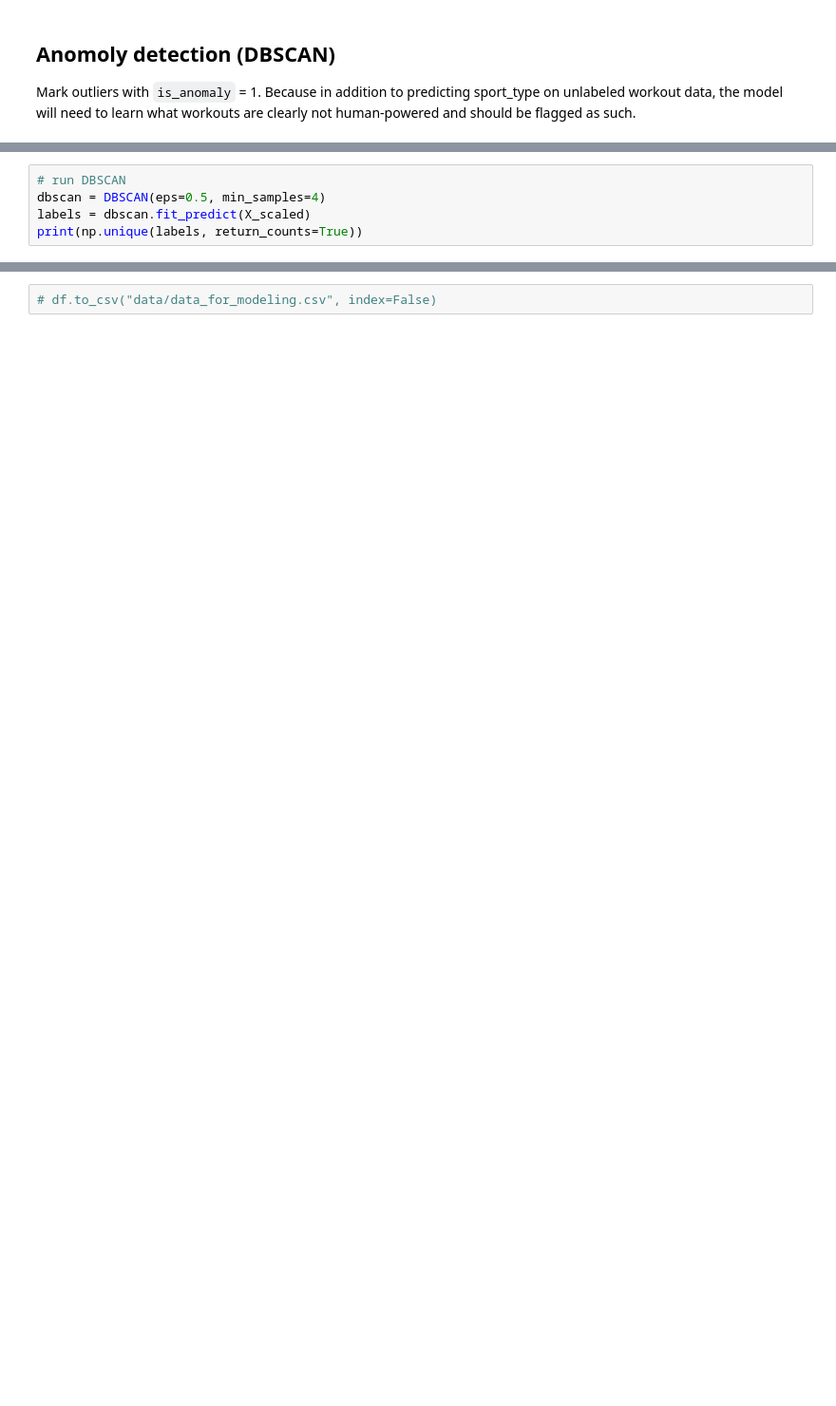
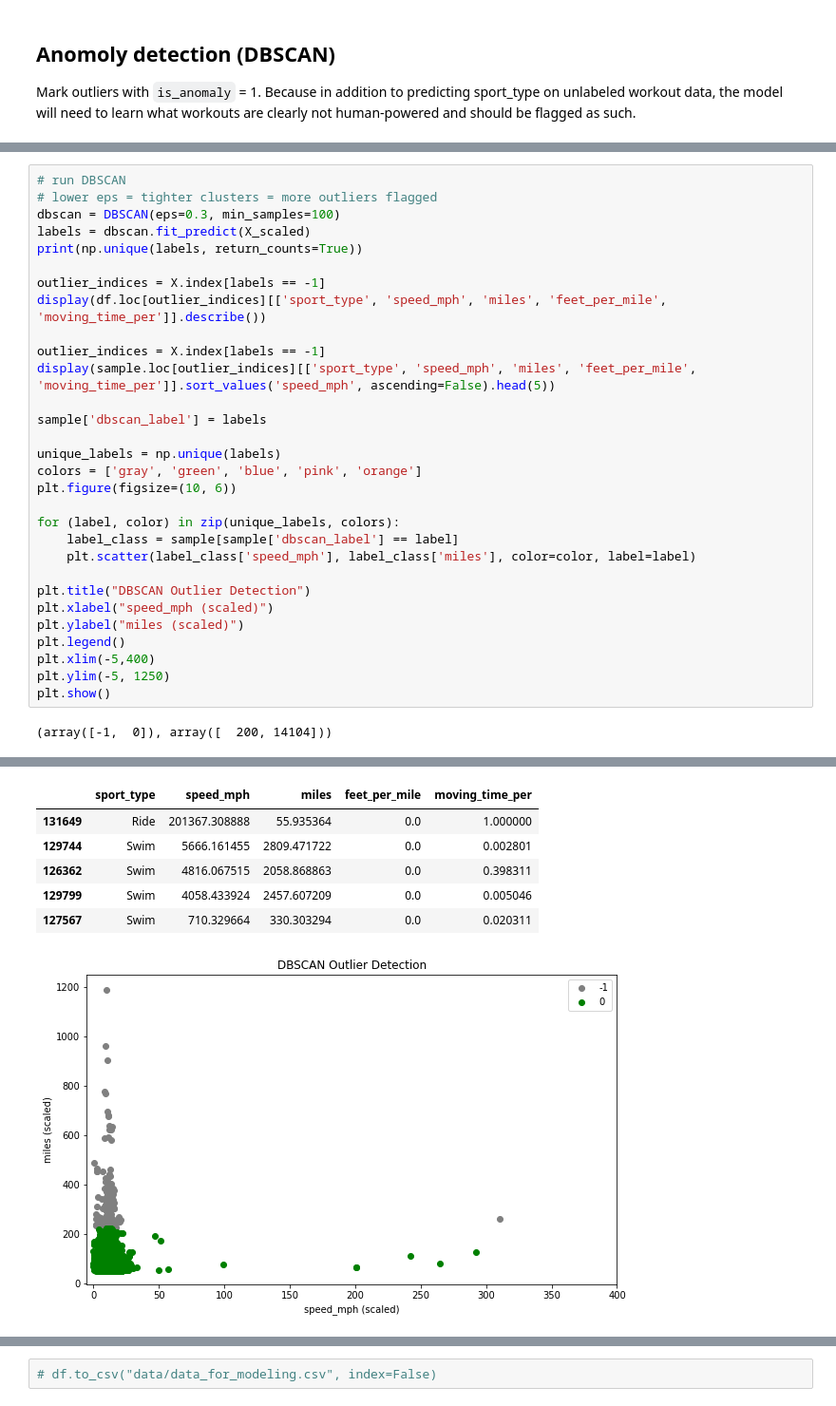
Before and after one commit to OGladfelter/sport-classification-model, a Jupyter notebook: 02-eda.ipynb, the cells around one changed output, grey strips where cells are left out. Shown at 95% size. Cells and saved outputs as stored; diff of their text form; blank space fills up the shorter version.

Commit message:
more dbscan attempt

```diff
--- a/02-eda.ipynb
+++ b/02-eda.ipynb
@@ -443,5 +444,32 @@ print(distances[int(len(distances) * 0.999)])
-# %%
-# run DBSCAN
-dbscan = DBSCAN(eps=0.5, min_samples=4)
-labels = dbscan.fit_predict(X_scaled)
-print(np.unique(labels, return_counts=True))
+# %%
+# run DBSCAN
+# lower eps = tighter clusters = more outliers flagged
+dbscan = DBSCAN(eps=0.3, min_samples=100)
+labels = dbscan.fit_predict(X_scaled)
+print(np.unique(labels, return_counts=True))
+
+outlier_indices = X.index[labels == -1]
+display(df.loc[outlier_indices][['sport_type', 'speed_mph', 'miles', 'feet_per_mile', 'moving_time_per']].describe())
+
+outlier_indices = X.index[labels == -1]
+display(sample.loc[outlier_indices][['sport_type', 'speed_mph', 'miles', 'feet_per_mile', 'moving_time_per']].sort_values('speed_mph', ascending=False).head(5))
+
+sample['dbscan_label'] = labels
+
+unique_labels = np.unique(labels)
+colors = ['gray', 'green', 'blue', 'pink', 'orange']
+plt.figure(figsize=(10, 6))
+
+for (label, color) in zip(unique_labels, colors):
+    label_class = sample[sample['dbscan_label'] == label]
+    plt.scatter(label_class['speed_mph'], label_class['miles'], color=color, label=label)
+
+plt.title("DBSCAN Outlier Detection")
+plt.xlabel("speed_mph (scaled)")
+plt.ylabel("miles (scaled)")
+plt.legend()
+plt.xlim(-5,400)
+plt.ylim(-5, 1250)
+plt.show()
+# %% [output]
+(array([-1,  0]), array([  200, 14104]))
@@ -448 +485,8 @@ print(np.unique(labels, return_counts=True))
+|  | sport_type | speed_mph | miles | feet_per_mile | moving_time_per |
+| 131649 | Ride | 201367.308888 | 55.935364 | 0.0 | 1.000000 |
+| 129744 | Swim | 5666.161455 | 2809.471722 | 0.0 | 0.002801 |
+| 126362 | Swim | 4816.067515 | 2058.868863 | 0.0 | 0.398311 |
+| 129799 | Swim | 4058.433924 | 2457.607209 | 0.0 | 0.005046 |
+| 127567 | Swim | 710.329664 | 330.303294 | 0.0 | 0.020311 |
+[figure, added]
 # %% [markdown]
```
Also changed, not shown: parts of 6 cells of this notebook.
